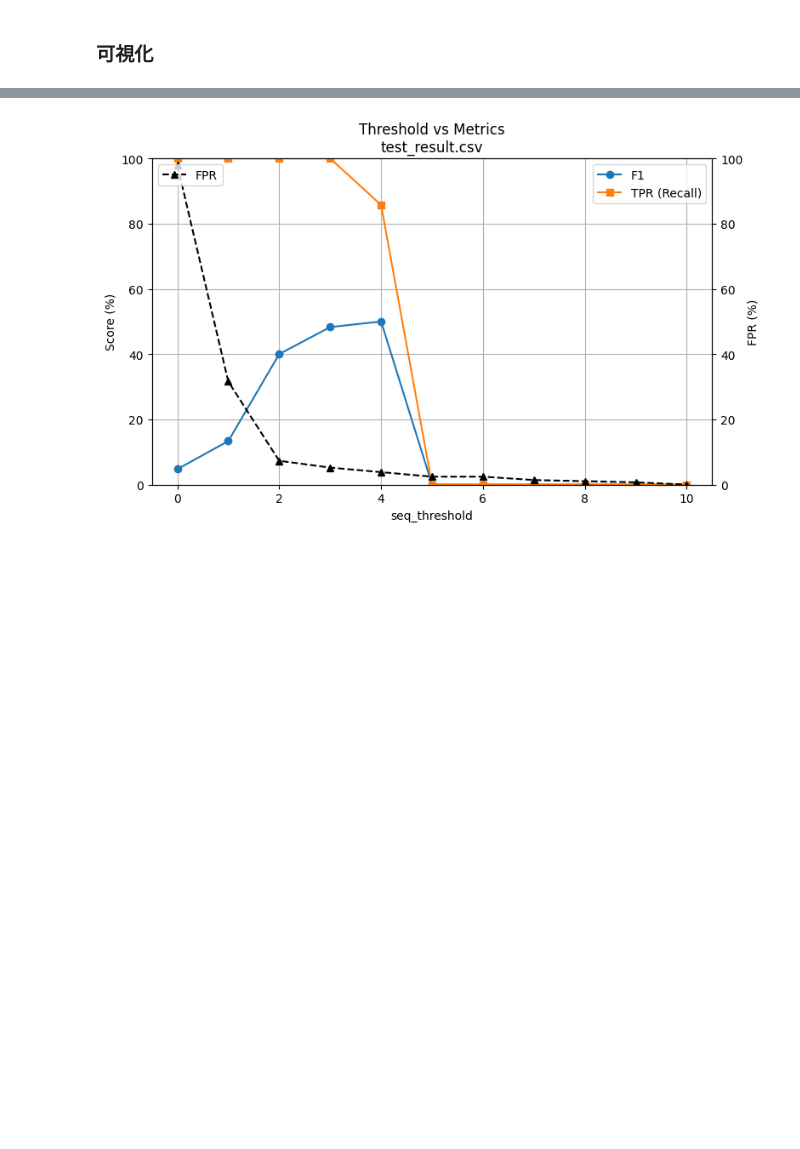
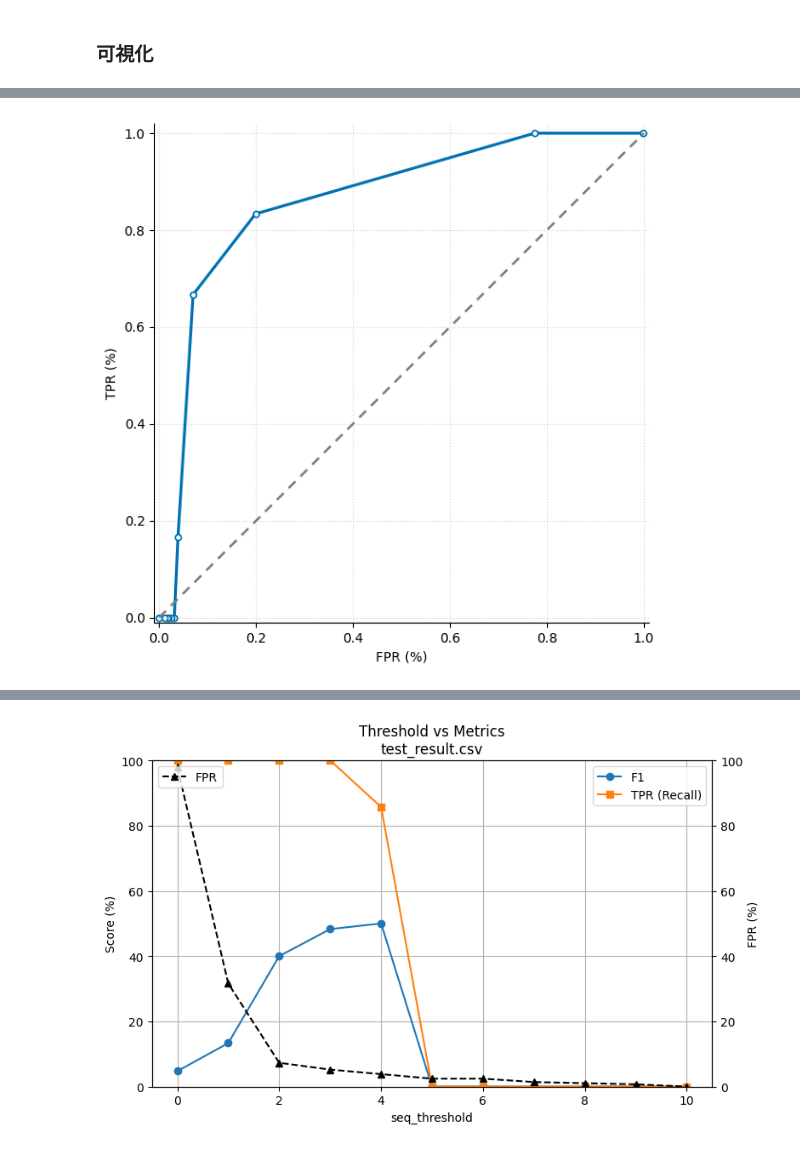
Before and after one commit to iwamura-0201/My_lad, a Jupyter notebook: src/main.ipynb, the cells around one changed output, grey strips where cells are left out. Cells and saved outputs as stored; diff of their text form; code cells hidden in the pictures; blank space fills up the shorter version.

```diff
--- a/src/main.ipynb
+++ b/src/main.ipynb
@@ -965,0 +1027,4 @@ threshold=1.000['0.0000', '0.0000', '224.0000', '251.0000', '0.0000', '0.0000',
+# %%
+a.plot_roc(Path("../archive/17/T1055/test_result.csv"))
+# %% [output]
+[figure, added]
```
Also changed, not shown: parts of 70 cells of this notebook, 13 other files.
